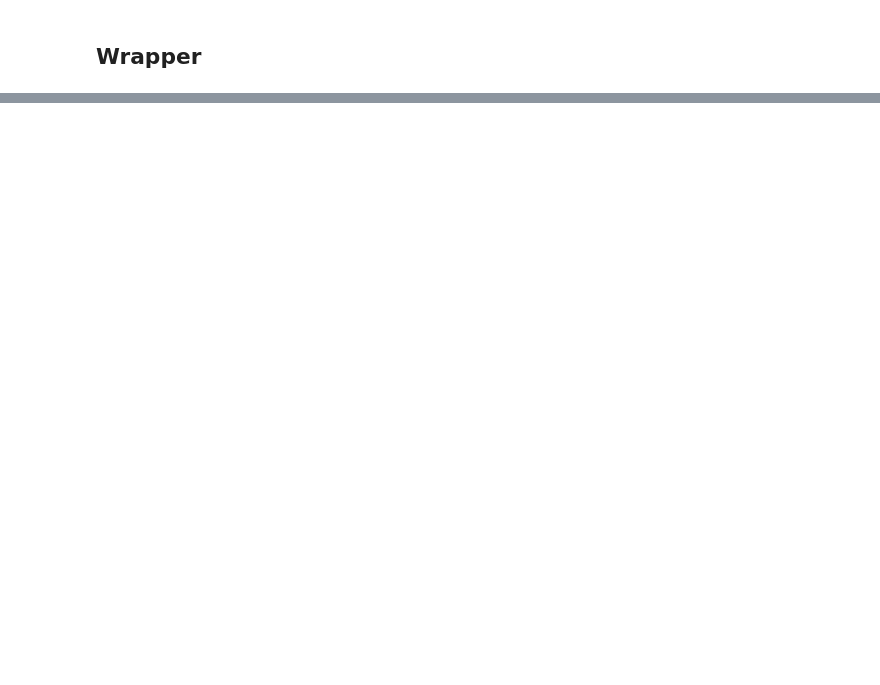
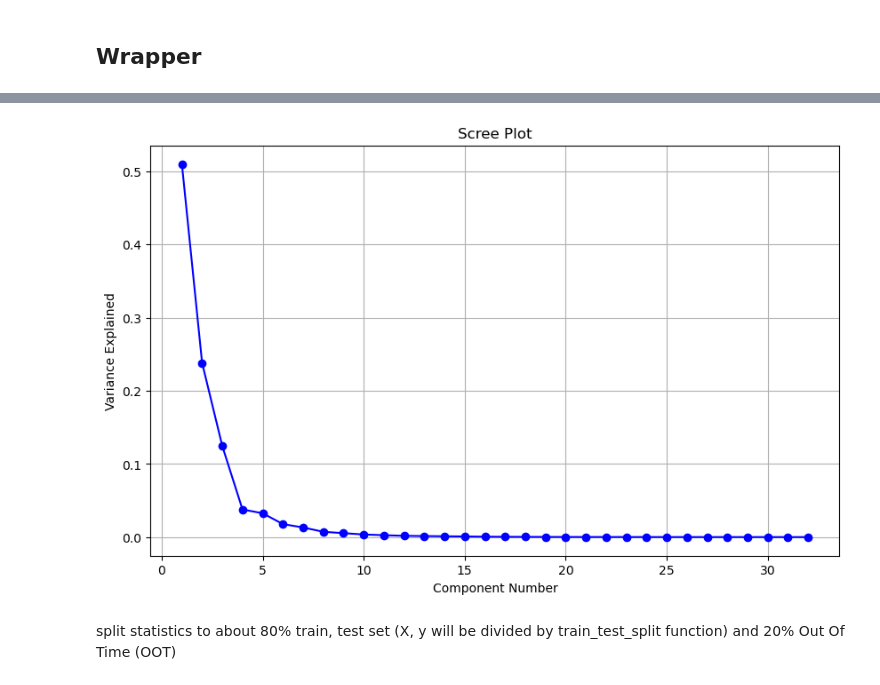
Before and after one commit to YannaCS/Fraud-Detection-By-Machine-Learning, a Jupyter notebook: Feature Engineering.ipynb, the cells around one changed output, grey strips where cells are left out. Saved outputs shown, nothing was run; the diff lists cells and outputs as text; code cells hidden in the pictures; blank space fills up the shorter version.

```diff
--- a/Feature Engineering.ipynb
+++ b/Feature Engineering.ipynb
@@ -653,0 +743,13 @@ plt.plot(range(1,len(refec.grid_scores_)+1), refec.grid_scores_)
+# %%
+# Plot individual variance explained
+plt.figure(figsize=(10, 6))
+plt.plot(range(1, 33), pca.explained_variance_ratio_[:32], 'bo-')
+plt.xlabel('Component Number')
+plt.ylabel('Variance Explained')
+plt.title('Scree Plot')
+plt.grid(True)
+plt.show()
+# %% [output]
+[figure, added]
+# %% [markdown]
+split statistics to about 80% train, test set (X, y will be divided by train_test_split function) and 20% Out Of Time (OOT)
```
Also changed, not shown: parts of 27 cells of this notebook, 14 other files.
